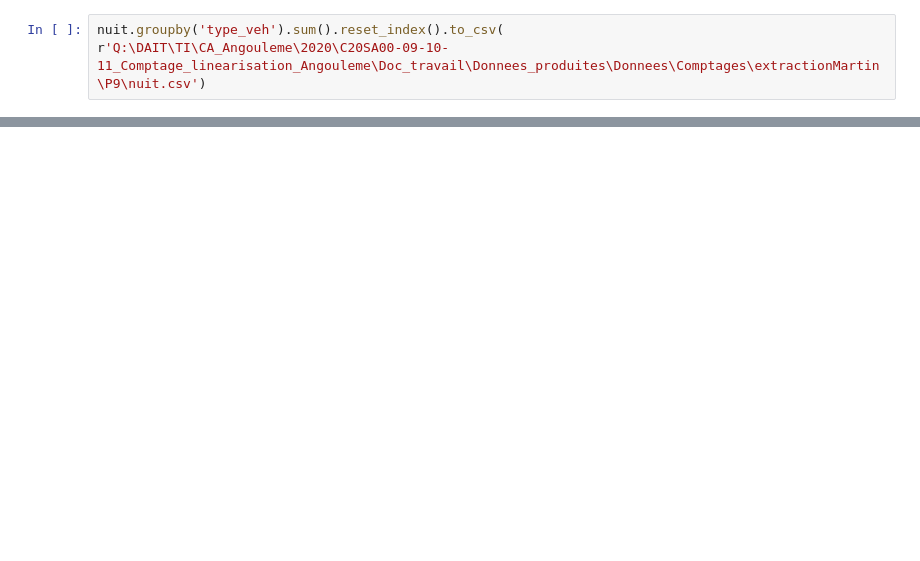
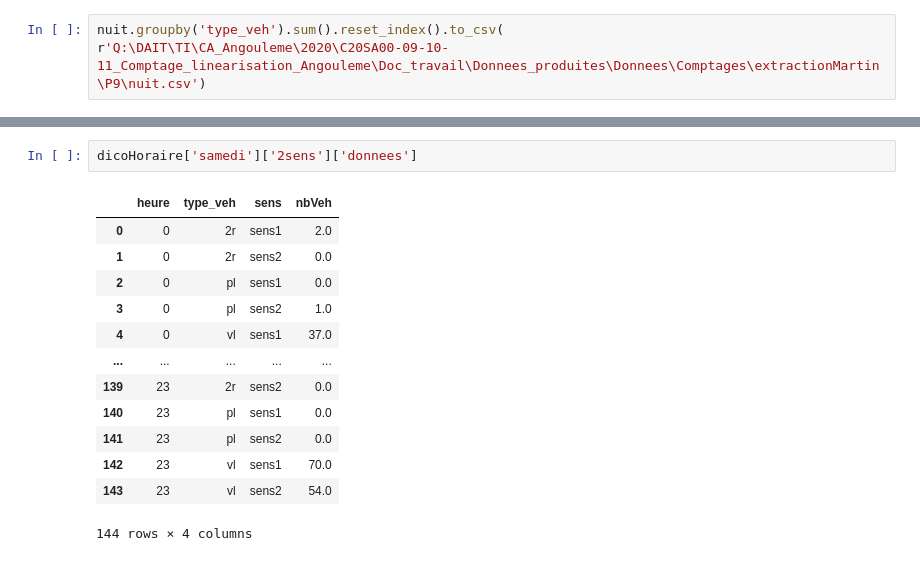
Before and after one commit to nantodevison/otv, a Jupyter notebook: otv/Transfert_Donnees/Fichiers_sources.ipynb, the cells around one changed output, grey strips where cells are left out. Cells and saved outputs as stored; diff of their text form; blank space fills up the shorter version.

Commit message:
fin creation donnees individuelles

```diff
--- a/otv/Transfert_Donnees/Fichiers_sources.ipynb
+++ b/otv/Transfert_Donnees/Fichiers_sources.ipynb
@@ -86,0 +182,16 @@ r'Q:\DAIT\TI\CA_Angouleme\2020\C20SA00-09-10-11_Comptage_linearisation_Angouleme
+# %%
+dicoHoraire['samedi']['2sens']['donnees']
+# %% [output]
+|  | heure | type_veh | sens | nbVeh |
+| 0 | 0 | 2r | sens1 | 2.0 |
+| 1 | 0 | 2r | sens2 | 0.0 |
+| 2 | 0 | pl | sens1 | 0.0 |
+| 3 | 0 | pl | sens2 | 1.0 |
+| 4 | 0 | vl | sens1 | 37.0 |
+| ... | ... | ... | ... | ... |
+| 139 | 23 | 2r | sens2 | 0.0 |
+| 140 | 23 | pl | sens1 | 0.0 |
+| 141 | 23 | pl | sens2 | 0.0 |
+| 142 | 23 | vl | sens1 | 70.0 |
+| 143 | 23 | vl | sens2 | 54.0 |
+144 rows × 4 columns
```
Also changed, not shown: parts of 17 cells of this notebook, 2 other files.
